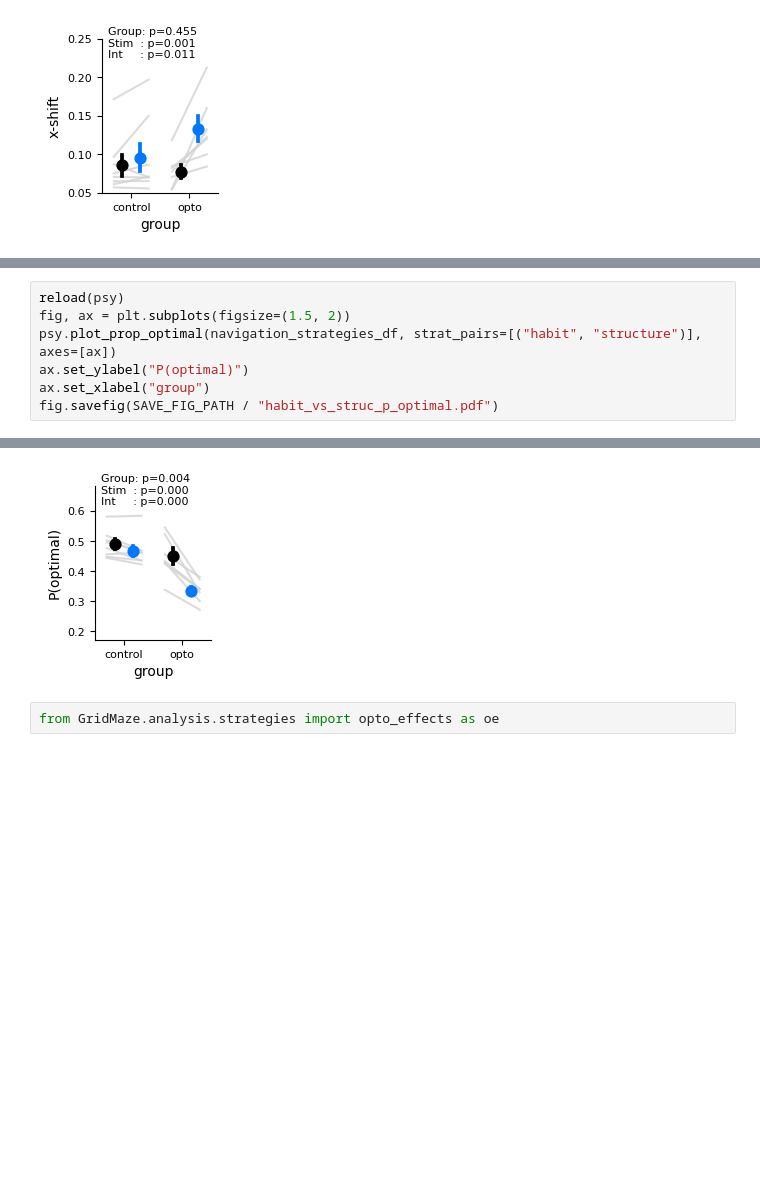
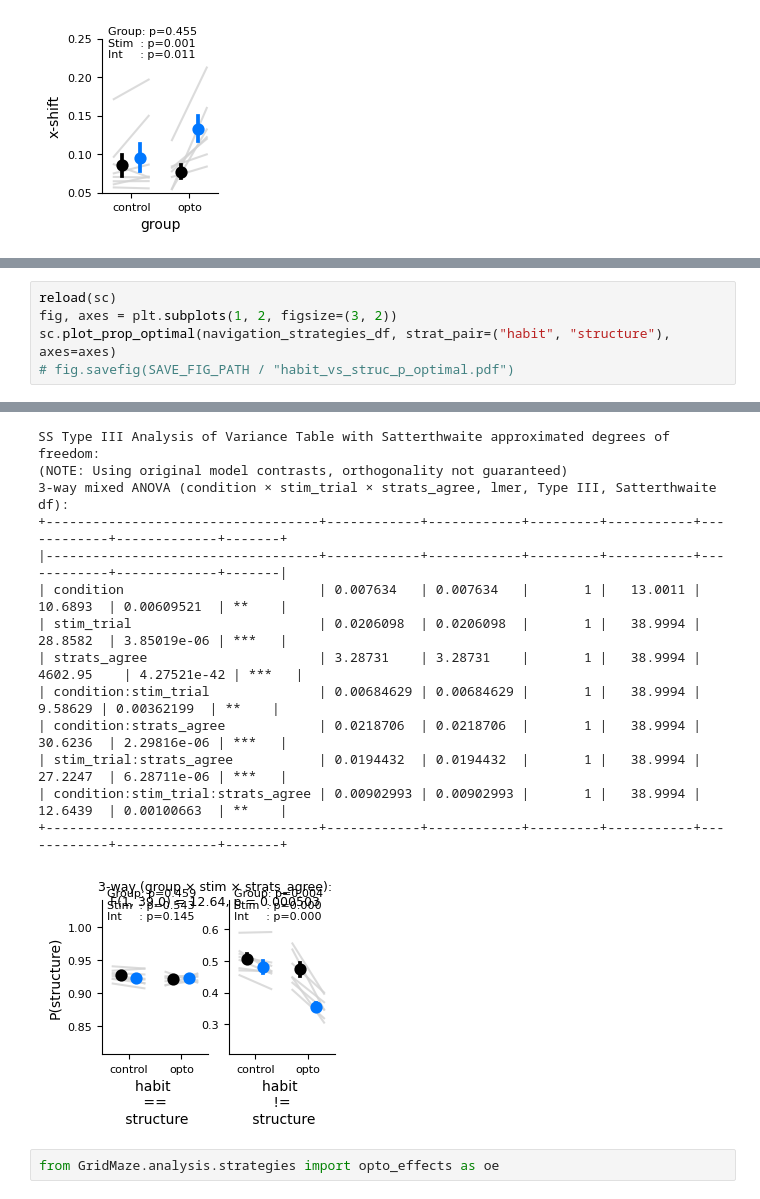
Before and after one commit to peterdoohan/goalNav_mFC-opto3, a Jupyter notebook: code/Notebooks/main_figure.ipynb, the cells around one changed output, grey strips where cells are left out. Saved outputs shown, nothing was run; the diff lists cells and outputs as text; blank space fills up the shorter version.

```diff
--- a/code/Notebooks/main_figure.ipynb
+++ b/code/Notebooks/main_figure.ipynb
@@ -259,8 +279,6 @@ Mixed ANOVA: prob_correct
 # %%
-reload(psy)
-fig, ax = plt.subplots(figsize=(1.5, 2))
-psy.plot_prop_optimal(navigation_strategies_df, strat_pairs=[("habit", "structure")], axes=[ax])
-ax.set_ylabel("P(optimal)")
-ax.set_xlabel("group")
-fig.savefig(SAVE_FIG_PATH / "habit_vs_struc_p_optimal.pdf")
+reload(sc)
+fig, axes = plt.subplots(1, 2, figsize=(3, 2))
+sc.plot_prop_optimal(navigation_strategies_df, strat_pair=("habit", "structure"), axes=axes)
+# fig.savefig(SAVE_FIG_PATH / "habit_vs_struc_p_optimal.pdf")
 # %% [output]
@@ -275,5 +302,18 @@ Mixed ANOVA: prob_correct
 +-------------+-----------+-------+-------+-----------+---------+-------------+----------+-------+
+SS Type III Analysis of Variance Table with Satterthwaite approximated degrees of freedom:
+(NOTE: Using original model contrasts, orthogonality not guaranteed)
+3-way mixed ANOVA (condition × stim_trial × strats_agree, lmer, Type III, Satterthwaite df):
++-----------------------------------+------------+------------+---------+-----------+------------+-------------+-------+
+|-----------------------------------+------------+------------+---------+-----------+------------+-------------+-------|
+| condition                         | 0.007634   | 0.007634   |       1 |   13.0011 |   10.6893  | 0.00609521  | **    |
+| stim_trial                        | 0.0206098  | 0.0206098  |       1 |   38.9994 |   28.8582  | 3.85019e-06 | ***   |
+| strats_agree                      | 3.28731    | 3.28731    |       1 |   38.9994 | 4602.95    | 4.27521e-42 | ***   |
+| condition:stim_trial              | 0.00684629 | 0.00684629 |       1 |   38.9994 |    9.58629 | 0.00362199  | **    |
+| condition:strats_agree            | 0.0218706  | 0.0218706  |       1 |   38.9994 |   30.6236  | 2.29816e-06 | ***   |
+| stim_trial:strats_agree           | 0.0194432  | 0.0194432  |       1 |   38.9994 |   27.2247  | 6.28711e-06 | ***   |
+| condition:stim_trial:strats_agree | 0.00902993 | 0.00902993 |       1 |   38.9994 |   12.6439  | 0.00100663  | **    |
++-----------------------------------+------------+------------+---------+-----------+------------+-------------+-------+
-[figure, old version]
+[figure, new version]
 # %%
 from GridMaze.analysis.strategies import opto_effects as oe
 # %%
```
Also changed, not shown: parts of 3 cells of this notebook, 3 other files.
